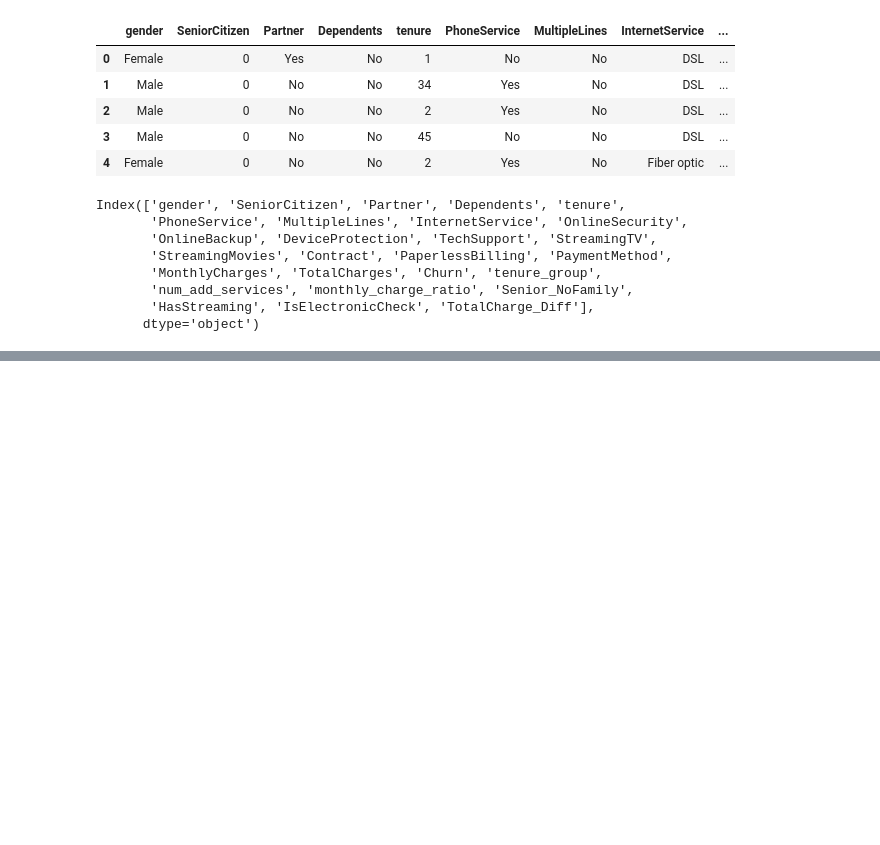
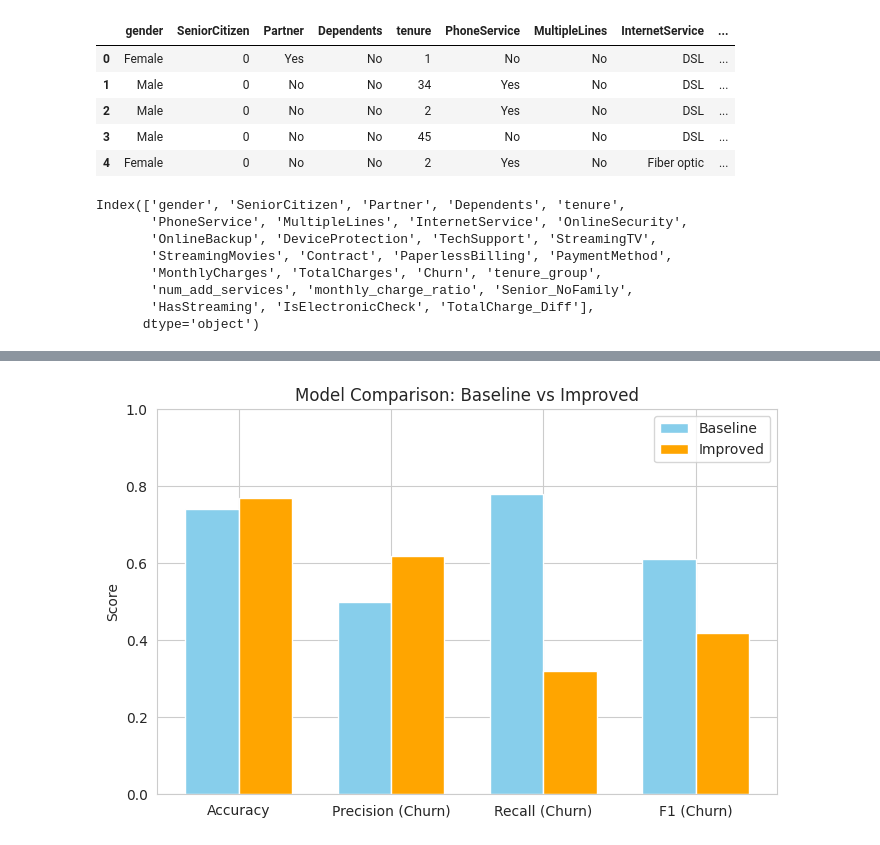
Before and after one commit to Satya-789/ML_Customer_Churn_Prediction_Feature_Engineering, a Jupyter notebook: Customerr_Churn_Prediction_Feature_Engineering_.ipynb, the cells around one changed output, grey strips where cells are left out. Saved outputs shown, nothing was run; the diff lists cells and outputs as text; code cells hidden in the pictures; blank space fills up the shorter version.

```diff
--- a/Customerr_Churn_Prediction_Feature_Engineering_.ipynb
+++ b/Customerr_Churn_Prediction_Feature_Engineering_.ipynb
@@ -565,0 +745,19 @@ weighted avg       0.80      0.81      0.80      1409
+# %%
+metrics = ['Accuracy', 'Precision (Churn)', 'Recall (Churn)', 'F1 (Churn)']
+baseline_scores = [0.74, 0.50, 0.78, 0.61]
+improved_scores = [0.77, 0.62, 0.32, 0.42]
+
+x = np.arange(len(metrics))
+width = 0.35
+
+plt.figure(figsize=(8,5))
+plt.bar(x - width/2, baseline_scores, width, label='Baseline', color='skyblue')
+plt.bar(x + width/2, improved_scores, width, label='Improved', color='orange')
+plt.xticks(x, metrics)
+plt.ylabel('Score')
+plt.ylim(0, 1)
+plt.title('Model Comparison: Baseline vs Improved')
+plt.legend()
+plt.show()
+# %% [output]
+[figure, added]
```
Also changed, not shown: parts of 69 cells of this notebook.
